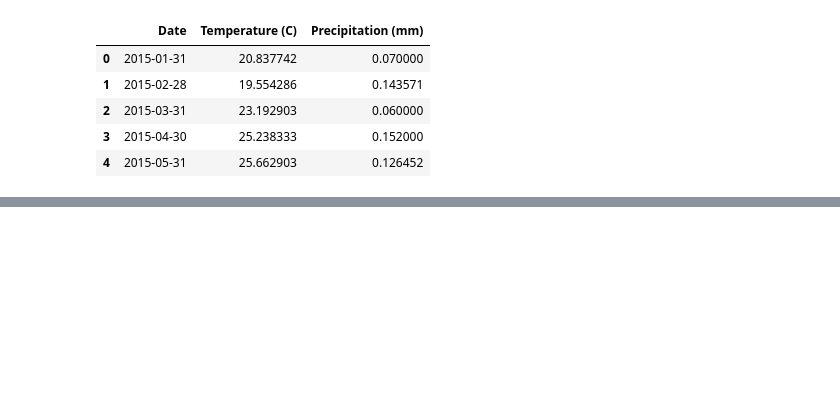
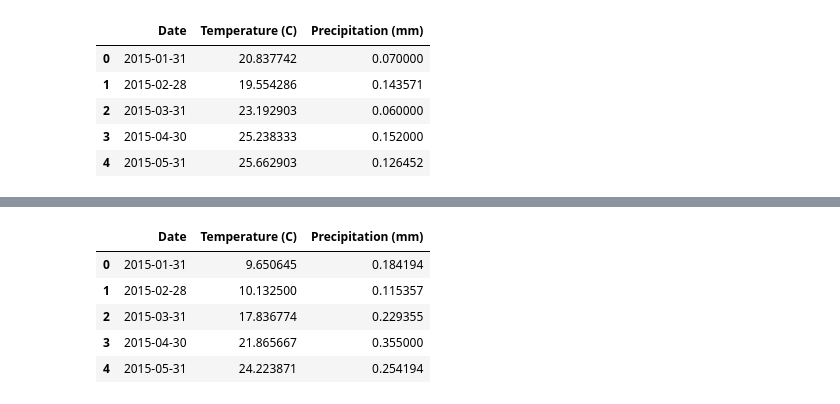
Before and after one commit to KDaceyx/group_project_1, a Jupyter notebook: alternate_growing_regions.ipynb, the cells around one changed output, grey strips where cells are left out. Drawn from its saved outputs; the diff is of its cells as text; code cells hidden in the pictures; blank space fills up the shorter version.

```diff
--- a/alternate_growing_regions.ipynb
+++ b/alternate_growing_regions.ipynb
@@ -47,0 +137,14 @@ plt.show()
+# %%
+#Louisiana csv
+
+LA_file = "Resources/LA_weather_data2.csv"
+# %%
+LA_df = pd.read_csv(LA_file)
+LA_df.head()
+# %% [output]
+|  | Date | Temperature (C) | Precipitation (mm) |
+| 0 | 2015-01-31 | 9.650645 | 0.184194 |
+| 1 | 2015-02-28 | 10.132500 | 0.115357 |
+| 2 | 2015-03-31 | 17.836774 | 0.229355 |
+| 3 | 2015-04-30 | 21.865667 | 0.355000 |
+| 4 | 2015-05-31 | 24.223871 | 0.254194 |
```
Also changed, not shown: parts of 16 cells of this notebook, 2 other files.
